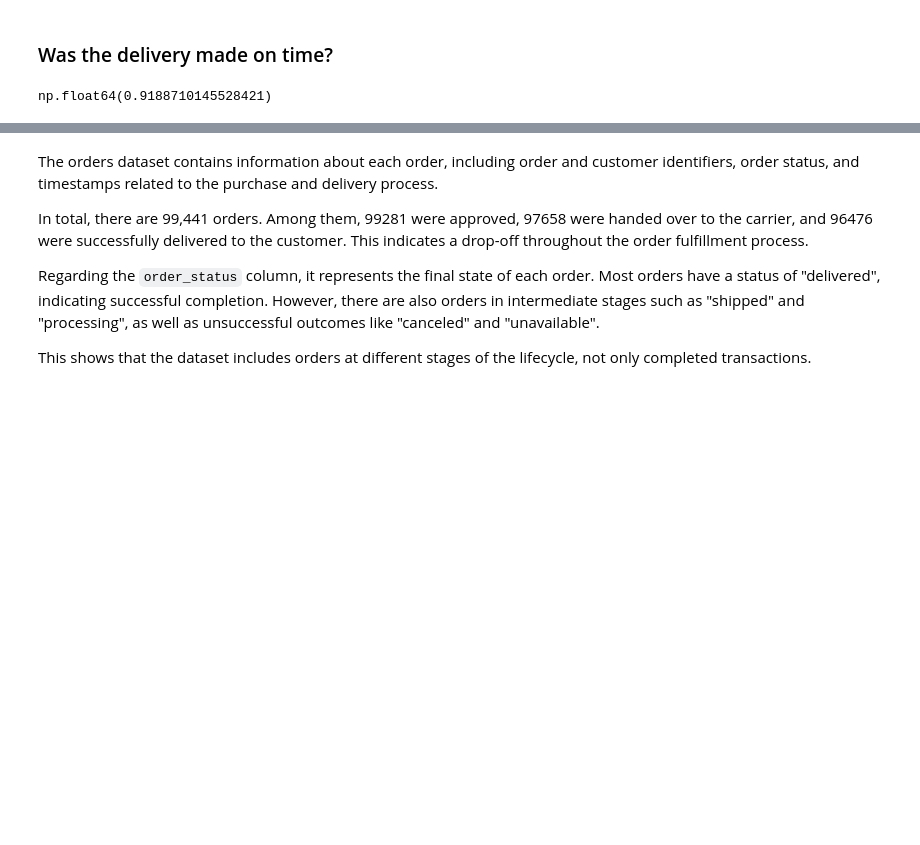
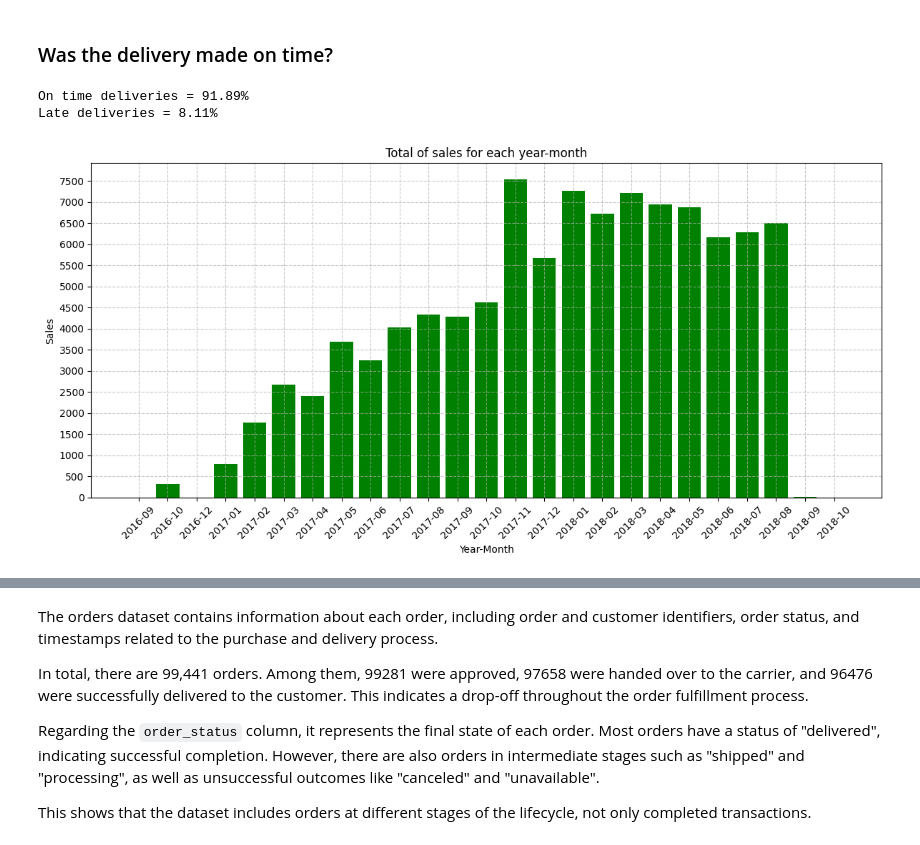
Before and after one commit to Luccambc/ecommerce-sales-analysis, a Jupyter notebook: notebooks/EDA.ipynb, the cells around one changed output, grey strips where cells are left out. Saved outputs shown, nothing was run; the diff lists cells and outputs as text; code cells hidden in the pictures; blank space fills up the shorter version.

Commit message:
feat: add sales over time data viz.

```diff
--- a/notebooks/EDA.ipynb
+++ b/notebooks/EDA.ipynb
@@ -203,7 +207,34 @@ orders["is_on_time"] = np.where(
 
 delivered_orders = orders[orders["is_on_time"].notna()]
 
-perc_delivery_on_time = delivered_orders["is_on_time"].mean()
-perc_delivery_on_time
+perc_delivered_on_time = delivered_orders["is_on_time"].mean()
+print(f"On time deliveries = {perc_delivered_on_time*100:.2f}%")
+
+perc_not_delivered_on_time = 1 - perc_delivered_on_time
+print(f"Late deliveries = {perc_not_delivered_on_time*100:.2f}%")
 # %% [output]
-np.float64(0.9188710145528421)
+On time deliveries = 91.89%
+Late deliveries = 8.11%
+# %%
+#orders
+orders['year_month'] = orders['order_purchase_timestamp'].dt.to_period('M')
+sales_per_month = orders.groupby('year_month')['order_id'].count().reset_index()
+sales_per_month
+
+
+orders_date = sales_per_month['year_month'].astype(str)
+sales = sales_per_month['order_id']
+
+plt.figure(figsize=(12, 6))
+plt.bar(orders_date, sales, color='green')
+plt.xlabel('Year-Month')
+plt.ylabel('Sales')
+plt.title('Total of Sales for each Year-Month')
+plt.xticks(rotation=45)
+max_sales = sales.max() + 200
+plt.yticks(range(0, max_sales, 500))
+plt.grid(axis='both', linestyle='--', alpha=0.7, zorder=1)
+plt.tight_layout()
+plt.show()
+# %% [output]
+[figure, added]
```
Also changed, not shown: parts of 3 cells of this notebook.
